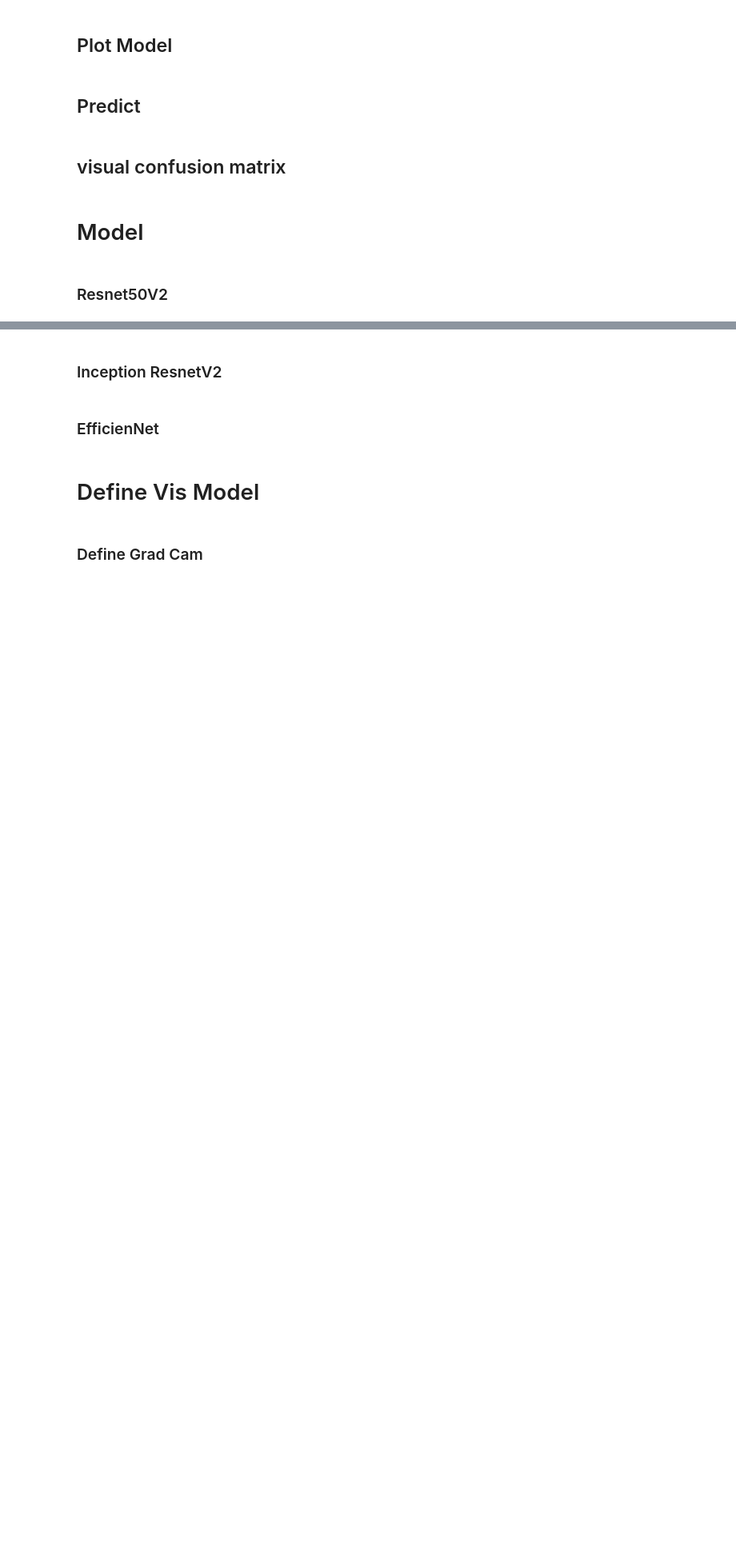
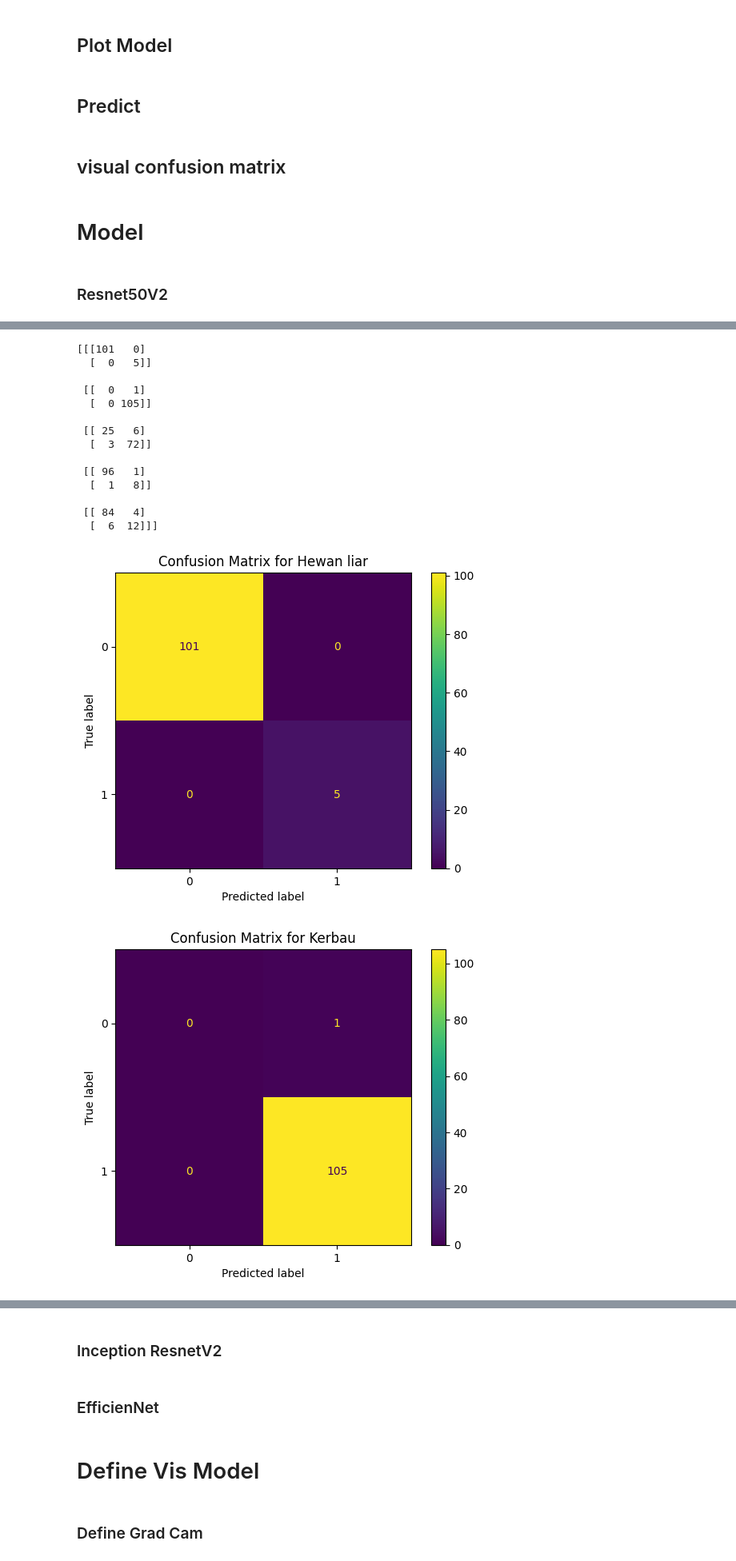
Before and after one commit to AcqmalFadhilla/Multilabel-Dataset-Tedong, a Jupyter notebook: multilabel.ipynb, the cells around one changed output, grey strips where cells are left out. Shown at 80% size. Saved outputs shown, nothing was run; the diff lists cells and outputs as text; code cells hidden in the pictures; blank space fills up the shorter version.

```diff
--- a/multilabel.ipynb
+++ b/multilabel.ipynb
@@ -278,0 +640,23 @@ resnet101v2.summary()
+# %%
+dt_predict_resnet152 = pd.read_csv("model resNet152V2.csv")
+# %%
+y_pred_3 = dt_predict_resnet152[classes]
+# %%
+visaul_confusion_matrix(y_true, y_pred_3)
+# %% [output]
+[[[101   0]
+  [  0   5]]
+
+ [[  0   1]
+  [  0 105]]
+
+ [[ 25   6]
+  [  3  72]]
+
+ [[ 96   1]
+  [  1   8]]
+
+ [[ 84   4]
+  [  6  12]]]
+[figure, added]
+[figure, added]
```
Also changed, not shown: parts of 40 cells of this notebook.
